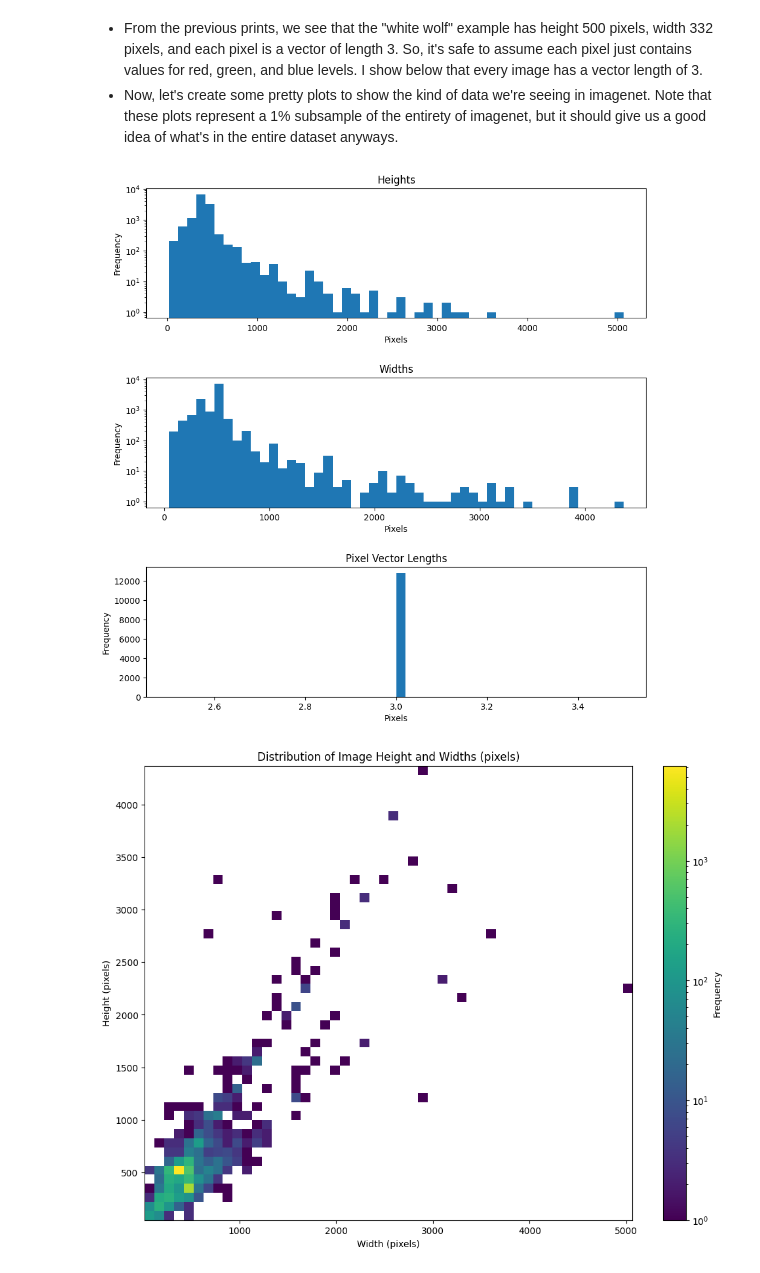
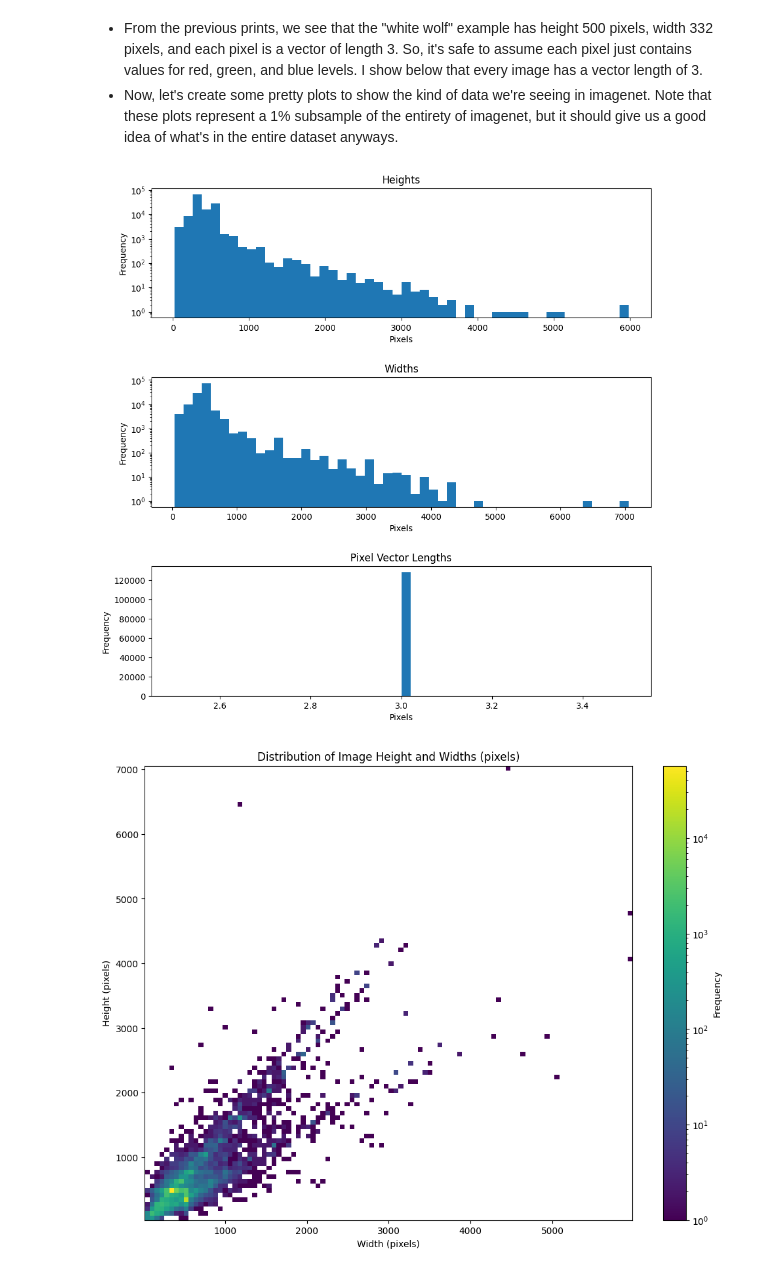
Before and after one commit to yyexela/5720-public, a Jupyter notebook: Report2/Sep15.ipynb, the cells around one changed output. Drawn from its saved outputs; the diff is of its cells as text; code cells hidden in the pictures.

```diff
--- a/Report2/Sep15.ipynb
+++ b/Report2/Sep15.ipynb
@@ -571,17 +571,13 @@ download_and_prepare_kwargs = {
     'download_config': download_config,
 }
 
-ds = tfds.load('imagenet2012_subset/1pct',  # Note: the `_subset` allows us to study 1% of the underlying data
+ds = tfds.load('imagenet2012_subset/10pct',  # Note: the `_subset` allows us to study 10% of the underlying data
                data_dir=os.path.join(write_dir, 'data'), # Where we have our local files
                split='train', # Load the training data
                shuffle_files=False, # Don't shuffle files
                download=True, # Download config info
                as_supervised=True, # Each point in the dataset is a tuple of (input, label)
                download_and_prepare_kwargs=download_and_prepare_kwargs)
-
-# Shuffle our data, see earlier in this notebook for details
-ds_size = ds.__len__()
-ds = ds.shuffle(buffer_size=ds_size, reshuffle_each_iteration=False, seed=24)
 # %%
 # Print first ncols*nrows images
 ncols = 4
@@ -643,7 +639,9 @@ widths = list()
 tuples = list()
 pixel_len = list()
 
-for img, label in ds:
+iterator = iter(ds)
+for i in range(ds.__len__()):
+    img, label = iterator.get_next()
     shape = img.get_shape()
     heights.append(shape[0])
     widths.append(shape[1])
@@ -674,32 +672,32 @@ for c in range(3):
 
 plt.show()
 # %% [output]
-[figure, old version]
+[figure, new version]
 # %%
 import matplotlib as mpl
 from matplotlib.colors import LogNorm
 
 # Create our matplotlib grid
 ncols = 1
 nrows = 1
 fig3, f3_axes = plt.subplots(ncols=ncols, nrows=nrows, figsize=(12,9))
 num_images = ncols*nrows
 
 # Get the axis we are going to populate
 ax = f3_axes
 # Add the image
-hh = ax.hist2d(data[0], data[1], bins=50, norm=mpl.colors.LogNorm(), cmap=mpl.cm.viridis)
+hh = ax.hist2d(data[0], data[1], bins=100, norm=mpl.colors.LogNorm(), cmap=mpl.cm.viridis)
 # Add title
 ax.set_title("Distribution of Image Height and Widths (pixels)")
 ax.set_ylabel("Height (pixels)")
 ax.set_xlabel("Width (pixels)")
 
 cb = fig3.colorbar(hh[3], ax=ax)
 cb.set_label("Frequency", rotation=90)
 
 plt.show()
 # %% [output]
-[figure, old version]
+[figure, new version]
 # %%
 import statistics
 from statistics import mode, mean, stdev
```
Also changed, not shown: parts of 3 cells of this notebook.
